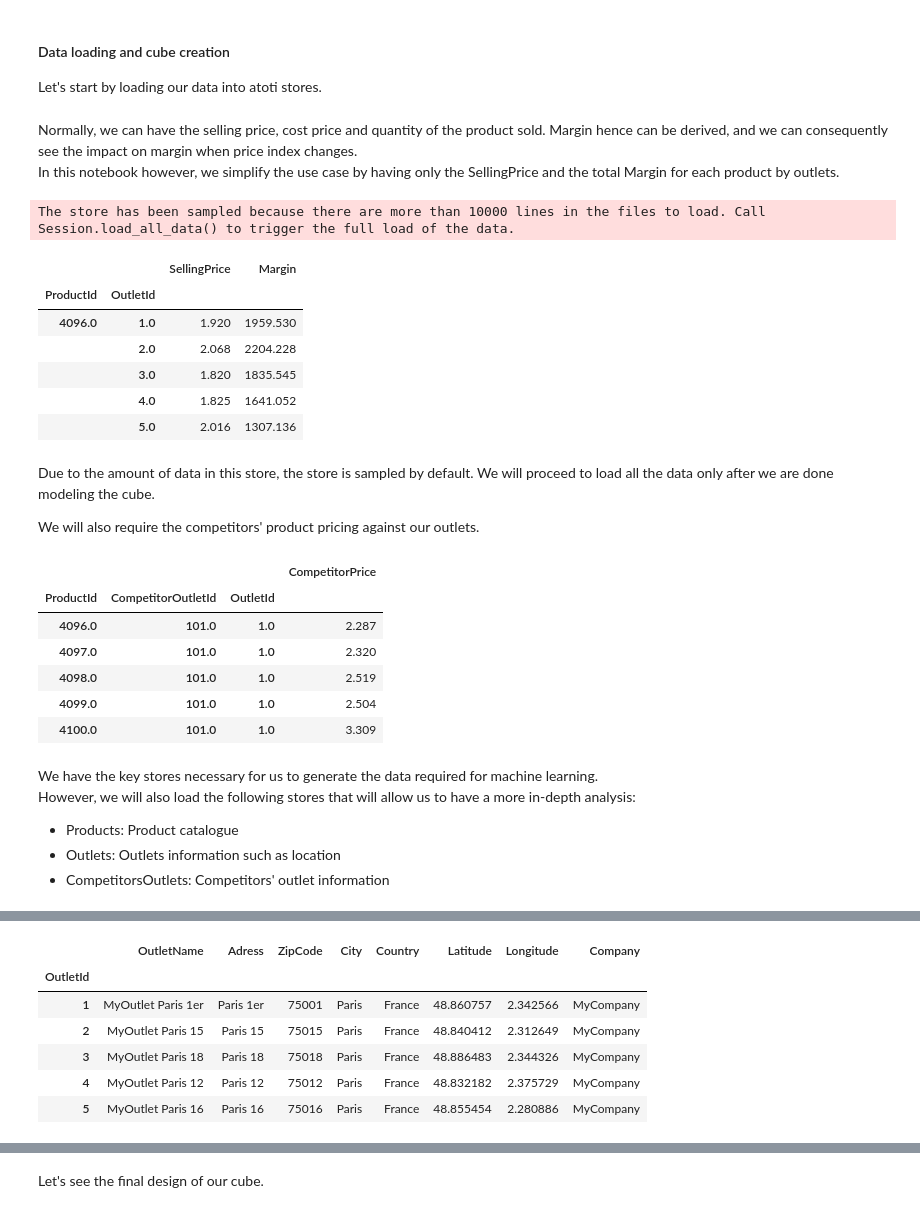
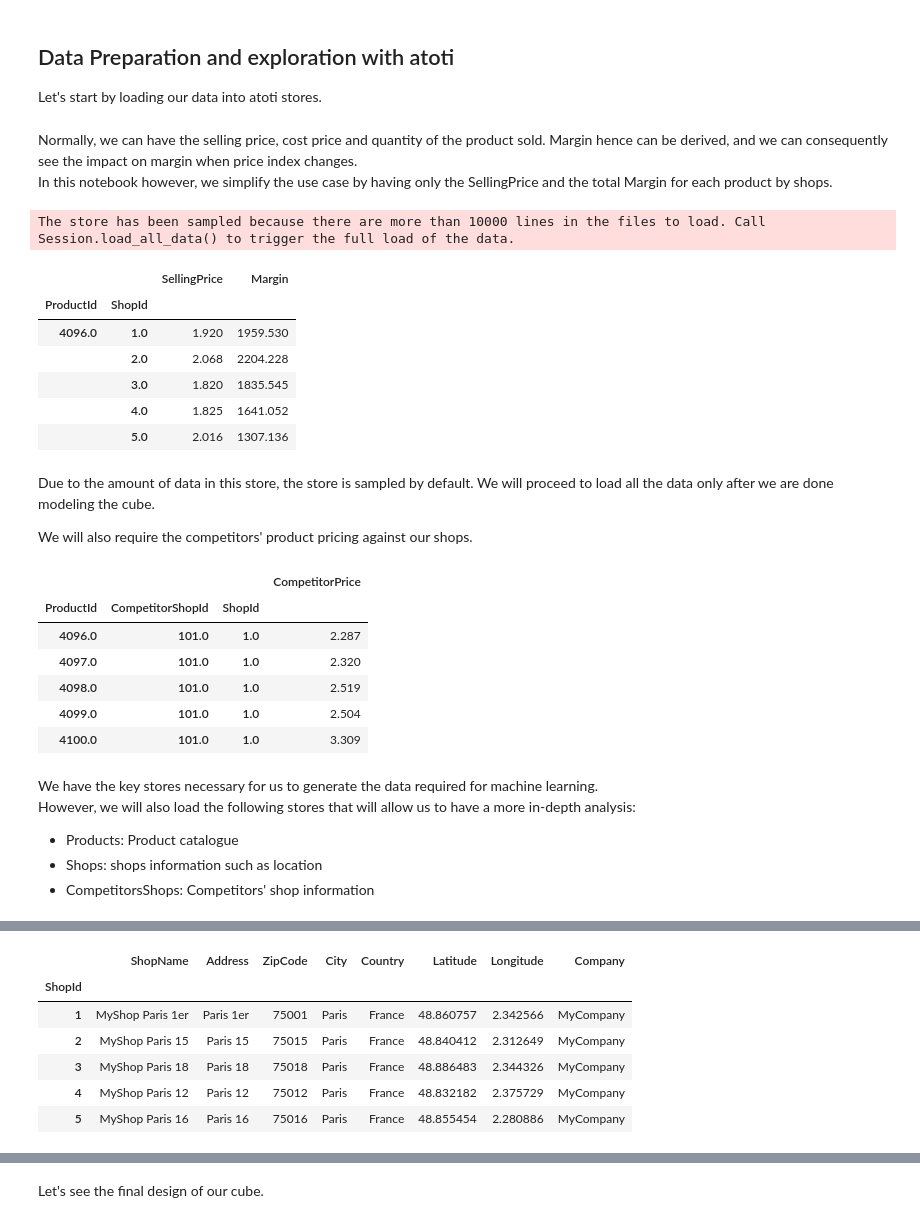
Before and after one commit to atoti/notebooks, a Jupyter notebook: retail/geopricing/main.ipynb, the cells around one changed output, grey strips where cells are left out. Drawn from its saved outputs; the diff is of its cells as text; code cells hidden in the pictures.

```diff
--- a/retail/geopricing/main.ipynb
+++ b/retail/geopricing/main.ipynb
@@ -32,31 +39,31 @@ Join the community at https://www.atoti.io/register.
 
 You can hide this message by setting the ATOTI_HIDE_EULA_MESSAGE environment variable to True.
 # %% [markdown]
-#### Data loading and cube creation
+## Data Preparation and exploration with atoti
 
 Let's start by loading our data into atoti stores.
 # %%
 session = tt.create_session()
 # %% [markdown]
 Normally, we can have the selling price, cost price and quantity of the product sold. Margin hence can be derived, and we can consequently see the impact on margin when price index changes.
-In this notebook however, we simplify the use case by having only the SellingPrice and the total Margin for each product by outlets.
+In this notebook however, we simplify the use case by having only the SellingPrice and the total Margin for each product by shops.
 # %%
 #  We used pandas to read the selling price here as we will be using it again for price optimisation in the later section.
 product_sales_df = pd.read_csv(
-    "https://data.atoti.io/notebooks/geopricing/outlet_prices.csv"
+    "https://data.atoti.io/notebooks/geopricing/shops_prices.csv"
 )
 
 productSales = session.read_pandas(
     product_sales_df,
-    keys=["ProductId", "OutletId"],
+    keys=["ProductId", "ShopId"],
     store_name="ProductSales",
-    types={"ProductId": tt.types.INT, "OutletId": tt.types.INT},
+    types={"ProductId": tt.types.INT, "ShopId": tt.types.INT},
 )
 productSales.head()
 # %% [output]
 The store has been sampled because there are more than 10000 lines in the files to load. Call Session.load_all_data() to trigger the full load of the data.
 |  |  | SellingPrice | Margin |
-| ProductId | OutletId |  |  |
+| ProductId | ShopId |  |  |
 | 4096.0 | 1.0 | 1.920 | 1959.530 |
 |  | 2.0 | 2.068 | 2204.228 |
 |  | 3.0 | 1.820 | 1835.545 |
@@ -65,21 +72,21 @@ The store has been sampled because there are more than 10000 lines in the files
 # %% [markdown]
 Due to the amount of data in this store, the store is sampled by default. We will proceed to load all the data only after we are done modeling the cube.
 
-We will also require the competitors' product pricing against our outlets.
+We will also require the competitors' product pricing against our shops.
 # %%
 competitorPrices_df = pd.read_csv(
-    "https://data.atoti.io/notebooks/geopricing/competitor_prices.csv"
+    "https://data.atoti.io/notebooks/geopricing/competitors_prices.csv"
 )
 
 competitorPrices = session.read_pandas(
     competitorPrices_df,
-    keys=["ProductId", "CompetitorOutletId", "OutletId"],
+    keys=["ProductId", "CompetitorShopId", "ShopId"],
     store_name="CompetitorPrices",
 )
 competitorPrices.head()
 # %% [output]
 |  |  |  | CompetitorPrice |
-| ProductId | CompetitorOutletId | OutletId |  |
+| ProductId | CompetitorShopId | ShopId |  |
 | 4096.0 | 101.0 | 1.0 | 2.287 |
 | 4097.0 | 101.0 | 1.0 | 2.320 |
 | 4098.0 | 101.0 | 1.0 | 2.519 |
@@ -89,8 +96,8 @@ competitorPrices.head()
 We have the key stores necessary for us to generate the data required for machine learning.
 However, we will also load the following stores that will allow us to have a more in-depth analysis:
 - Products: Product catalogue
-- Outlets: Outlets information such as location
-- CompetitorsOutlets: Competitors' outlet information
+- Shops: shops information such as location
+- CompetitorsShops: Competitors' shop information
 # %%
 products_df = pd.read_csv(
     "https://data.atoti.io/notebooks/geopricing/products_info.csv", sep=";"
@@ -107,23 +114,23 @@ products.head()
 | 4099 | 3124480183828 | 2L OASIS TROPICAL PET | OASIS | 2 | L | LIQUIDES | SOFT TRADITIONNELS | BOISSON AUX FRUITS PLAT | PET - PVC |
 | 4100 | 3124480186577 | 6X33CL OASIS TROPICAL BT | OASIS | 6x33 | cl | LIQUIDES | SOFT TRADITIONNELS | BOISSON AUX FRUITS PLAT | BOITES |
 # %%
-outlets_df = pd.read_csv(
-    "https://data.atoti.io/notebooks/geopricing/outlets.csv", sep=";"
+shops_df = pd.read_csv(
+    "https://data.atoti.io/notebooks/geopricing/shops.csv", sep=";"
 )
 
-outlets = session.read_pandas(
-    outlets_df,
-    keys=["OutletId"],
-    store_name="Outlets",
-    types={"OutletId": tt.types.INT},
+shops = session.read_pandas(
+    shops_df,
+    keys=["ShopId"],
+    store_name="Shops",
+    types={"ShopId": tt.types.INT},
 )
-outlets.head()
+shops.head()
 # %% [output]
-|  | OutletName | Adress | ZipCode | City | Country | Latitude | Longitude | Company |
-| OutletId |  |  |  |  |  |  |  |  |
-| 1 | MyOutlet Paris 1er | Paris 1er | 75001 | Paris | France | 48.860757 | 2.342566 | MyCompany |
-| 2 | MyOutlet Paris 15 | Paris 15 | 75015 | Paris | France | 48.840412 | 2.312649 | MyCompany |
-| 3 | MyOutlet Paris 18 | Paris 18 | 75018 | Paris | France | 48.886483 | 2.344326 | MyCompany |
-| 4 | MyOutlet Paris 12 | Paris 12 | 75012 | Paris | France | 48.832182 | 2.375729 | MyCompany |
-| 5 | MyOutlet Paris 16 | Paris 16 | 75016 | Paris | France | 48.855454 | 2.280886 | MyCompany |
+|  | ShopName | Address | ZipCode | City | Country | Latitude | Longitude | Company |
+| ShopId |  |  |  |  |  |  |  |  |
+| 1 | MyShop Paris 1er | Paris 1er | 75001 | Paris | France | 48.860757 | 2.342566 | MyCompany |
+| 2 | MyShop Paris 15 | Paris 15 | 75015 | Paris | France | 48.840412 | 2.312649 | MyCompany |
+| 3 | MyShop Paris 18 | Paris 18 | 75018 | Paris | France | 48.886483 | 2.344326 | MyCompany |
+| 4 | MyShop Paris 12 | Paris 12 | 75012 | Paris | France | 48.832182 | 2.375729 | MyCompany |
+| 5 | MyShop Paris 16 | Paris 16 | 75016 | Paris | France | 48.855454 | 2.280886 | MyCompany |
 # %%
```
Also changed, not shown: parts of 44 cells of this notebook, 2 other files.
